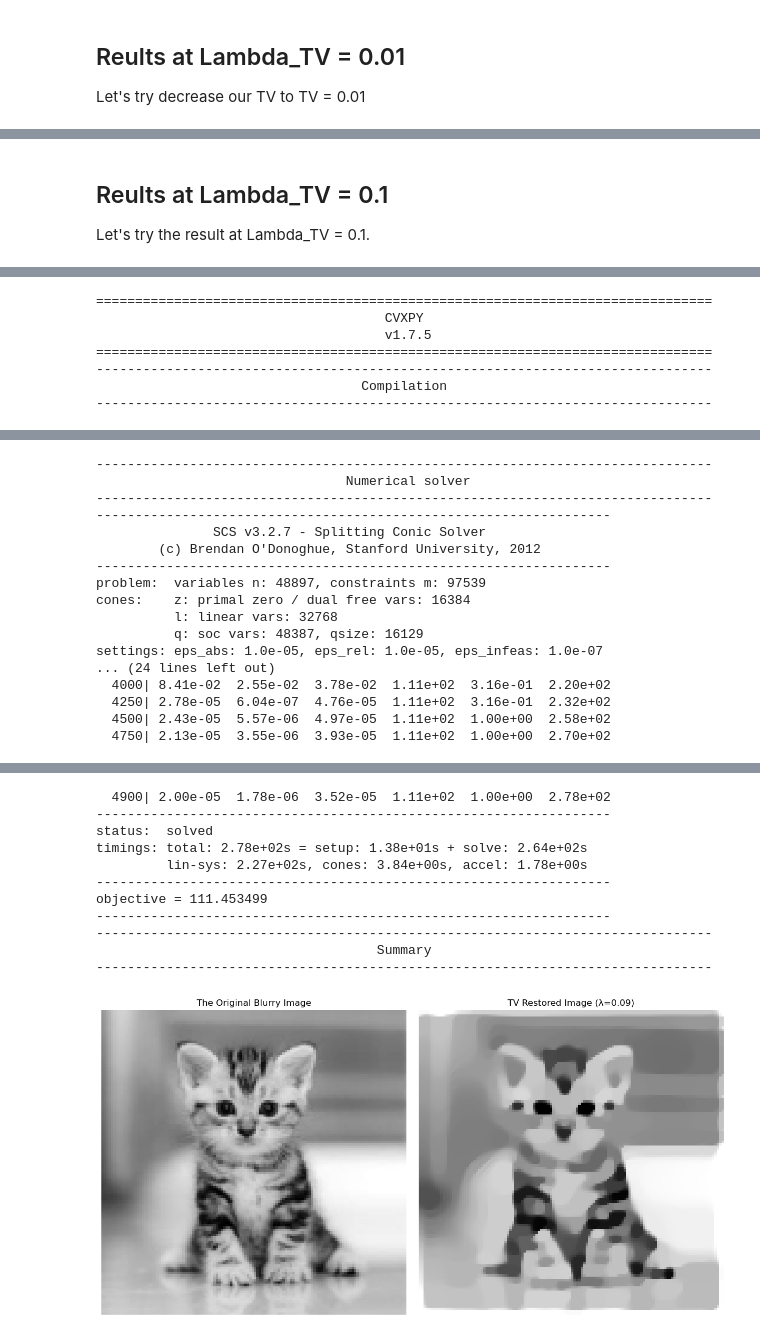
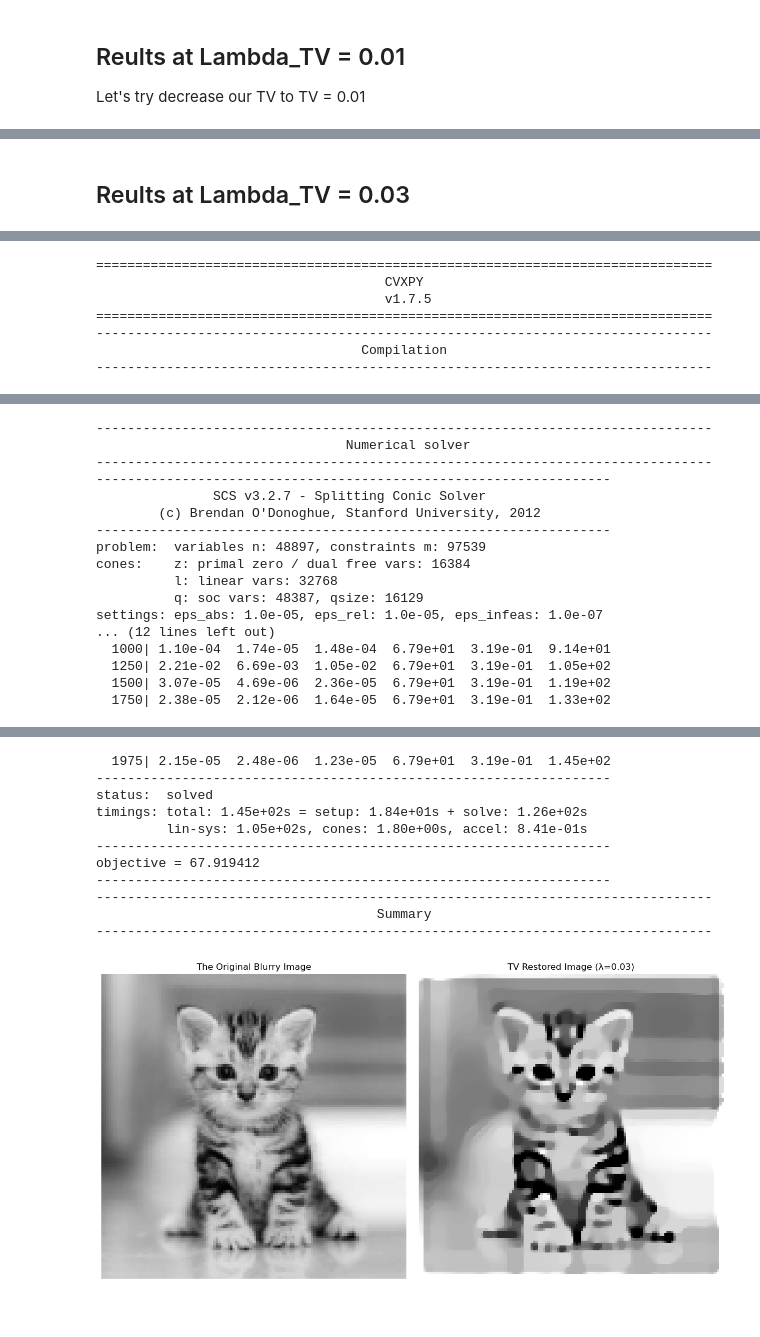
Before and after one commit to r-ey/convex_441, a Jupyter notebook: main v1_new.ipynb, the cells around one changed output, grey strips where cells are left out. Saved outputs shown, nothing was run; the diff lists cells and outputs as text; code cells hidden in the pictures.

```diff
--- a/main v1_new.ipynb
+++ b/main v1_new.ipynb
@@ -299,11 +398,10 @@ objective = 46.227929
 # %% [markdown]
-## Reults at Lambda_TV = 0.1
-Let's try the result at Lambda_TV = 0.1.
+## Reults at Lambda_TV = 0.03
 # %%
 U = cp.Variable((img_size, img_size))
 U_vec = cp.vec(U)
 
-LAMBDA_TV = 0.09
+LAMBDA_TV = 0.03
 
 obj = cp.Minimize(cp.sum_squares(K_sparse @ U_vec - f_vec) + LAMBDA_TV * cp.tv(U))
 
@@ -362,8 +460,8 @@ cones:    z: primal zero / dual free vars: 16384
           l: linear vars: 32768
           q: soc vars: 48387, qsize: 16129
 settings: eps_abs: 1.0e-05, eps_rel: 1.0e-05, eps_infeas: 1.0e-07
-... (24 lines left out)
-  4000| 8.41e-02  2.55e-02  3.78e-02  1.11e+02  3.16e-01  2.20e+02
-  4250| 2.78e-05  6.04e-07  4.76e-05  1.11e+02  3.16e-01  2.32e+02
-  4500| 2.43e-05  5.57e-06  4.97e-05  1.11e+02  1.00e+00  2.58e+02
-  4750| 2.13e-05  3.55e-06  3.93e-05  1.11e+02  1.00e+00  2.70e+02
+... (12 lines left out)
+  1000| 1.10e-04  1.74e-05  1.48e-04  6.79e+01  3.19e-01  9.14e+01
+  1250| 2.21e-02  6.69e-03  1.05e-02  6.79e+01  3.19e-01  1.05e+02
+  1500| 3.07e-05  4.69e-06  2.36e-05  6.79e+01  3.19e-01  1.19e+02
+  1750| 2.38e-05  2.12e-06  1.64e-05  6.79e+01  3.19e-01  1.33e+02
@@ -374,12 +472,12 @@ settings: eps_abs: 1.0e-05, eps_rel: 1.0e-05, eps_infeas: 1.0e-07
-  4900| 2.00e-05  1.78e-06  3.52e-05  1.11e+02  1.00e+00  2.78e+02
+  1975| 2.15e-05  2.48e-06  1.23e-05  6.79e+01  3.19e-01  1.45e+02
 ------------------------------------------------------------------
 status:  solved
-timings: total: 2.78e+02s = setup: 1.38e+01s + solve: 2.64e+02s
-         lin-sys: 2.27e+02s, cones: 3.84e+00s, accel: 1.78e+00s
+timings: total: 1.45e+02s = setup: 1.84e+01s + solve: 1.26e+02s
+         lin-sys: 1.05e+02s, cones: 1.80e+00s, accel: 8.41e-01s
 ------------------------------------------------------------------
-objective = 111.453499
+objective = 67.919412
 ------------------------------------------------------------------
 -------------------------------------------------------------------------------
                                     Summary
 -------------------------------------------------------------------------------
-[figure, old version]
+[figure, new version]
```
Also changed, not shown: parts of 7 cells of this notebook.
